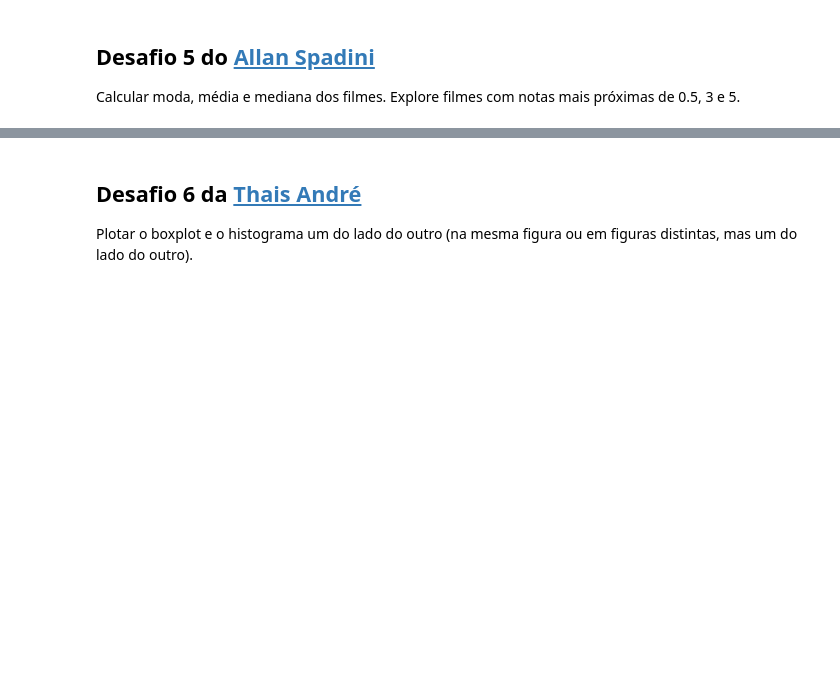
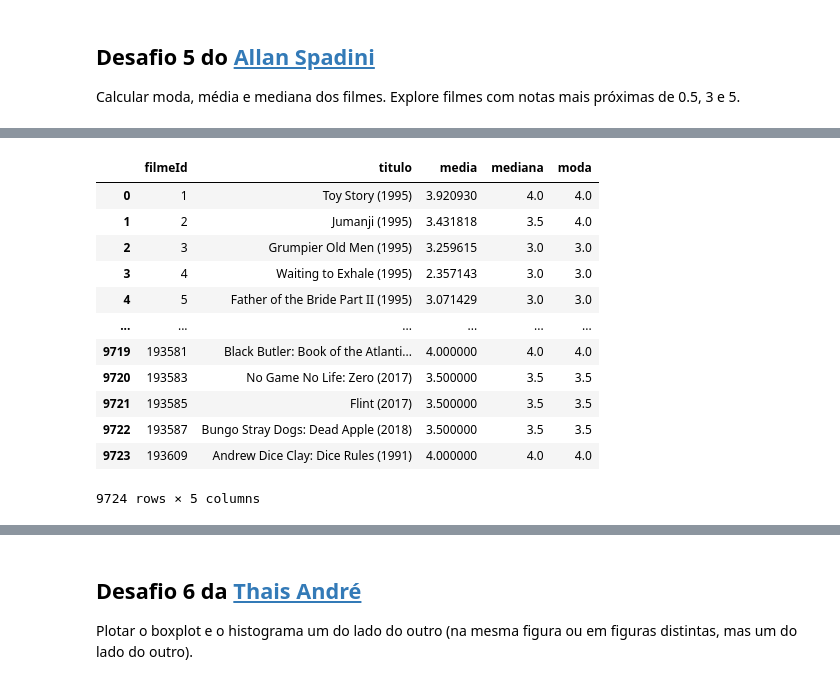
Before and after one commit to osandrolucas/QuarentenaDados, a Jupyter notebook: QuarentenaDados_aula02_osandrolucas.ipynb, the cells around one changed output, grey strips where cells are left out. Saved outputs shown, nothing was run; the diff lists cells and outputs as text; code cells hidden in the pictures; blank space fills up the shorter version.

```diff
--- a/QuarentenaDados_aula02_osandrolucas.ipynb
+++ b/QuarentenaDados_aula02_osandrolucas.ipynb
@@ -889,3 +897,11 @@ Configurar a visualização do boxplot gerado pelo seaborn (último boxplot plot
 ## Desafio 5 do [Allan Spadini](https://twitter.com/allanspadini)
 
 Calcular moda, média e mediana dos filmes. Explore filmes com notas mais próximas de 0.5, 3 e 5.
+# %%
+medias_filmes = avaliacoes.groupby('filmeId').mean()['nota']
+medias_filmes = pd.DataFrame({'filmeId': medias_filmes.index, 'media':medias_filmes.values})
+medias_filmes
+
+medianas_filmes = avaliacoes.groupby('filmeId').median()['nota']
+medianas_filmes = pd.DataFrame({'filmeId': medianas_filmes.index, 'mediana':medianas_filmes.values})
+medianas_filmes
@@ -891,0 +922,5 @@ Calcular moda, média e mediana dos filmes. Explore filmes com notas mais próxi
+# %%
+from scipy.stats import mode
+moda_filmes = avaliacoes.groupby('filmeId')['nota'].agg(lambda x: mode(x)[0])
+moda_filmes = pd.DataFrame({'filmeId': moda_filmes.index, 'moda':moda_filmes.values})
+moda_filmes
@@ -891,0 +941,19 @@ Calcular moda, média e mediana dos filmes. Explore filmes com notas mais próxi
+# %%
+estatistica_filmes = medias_filmes.merge(medianas_filmes, on='filmeId')
+estatistica_filmes = estatistica_filmes.merge(moda_filmes, on='filmeId')
+estatistica_filmes = filmes[['filmeId','titulo']].merge(estatistica_filmes, on='filmeId')
+estatistica_filmes
+# %% [output]
+|  | filmeId | titulo | media | mediana | moda |
+| 0 | 1 | Toy Story (1995) | 3.920930 | 4.0 | 4.0 |
+| 1 | 2 | Jumanji (1995) | 3.431818 | 3.5 | 4.0 |
+| 2 | 3 | Grumpier Old Men (1995) | 3.259615 | 3.0 | 3.0 |
+| 3 | 4 | Waiting to Exhale (1995) | 2.357143 | 3.0 | 3.0 |
+| 4 | 5 | Father of the Bride Part II (1995) | 3.071429 | 3.0 | 3.0 |
+| ... | ... | ... | ... | ... | ... |
+| 9719 | 193581 | Black Butler: Book of the Atlanti... | 4.000000 | 4.0 | 4.0 |
+| 9720 | 193583 | No Game No Life: Zero (2017) | 3.500000 | 3.5 | 3.5 |
+| 9721 | 193585 | Flint (2017) | 3.500000 | 3.5 | 3.5 |
+| 9722 | 193587 | Bungo Stray Dogs: Dead Apple (2018) | 3.500000 | 3.5 | 3.5 |
+| 9723 | 193609 | Andrew Dice Clay: Dice Rules (1991) | 4.000000 | 4.0 | 4.0 |
+9724 rows × 5 columns
```
Also changed, not shown: parts of 16 cells of this notebook.
